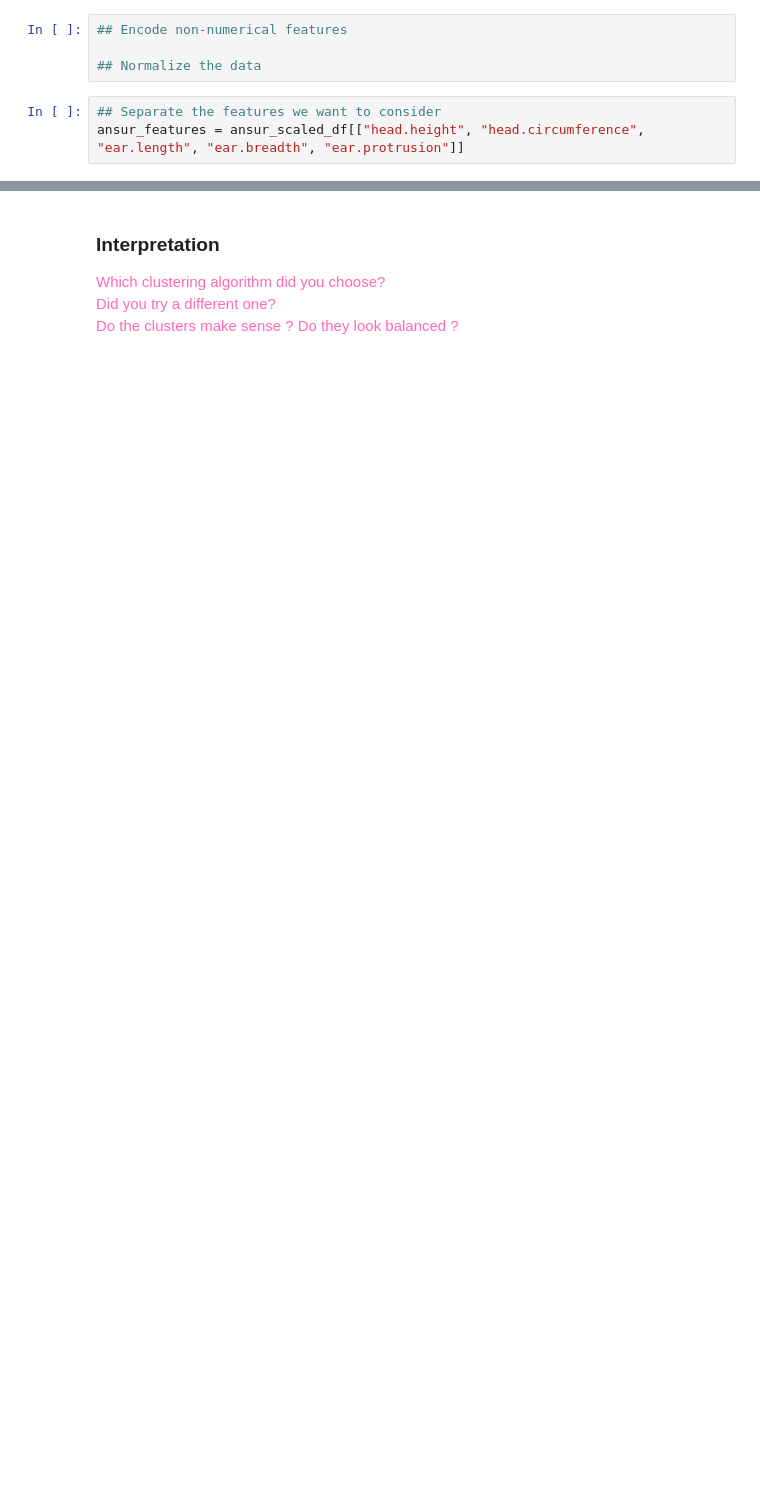
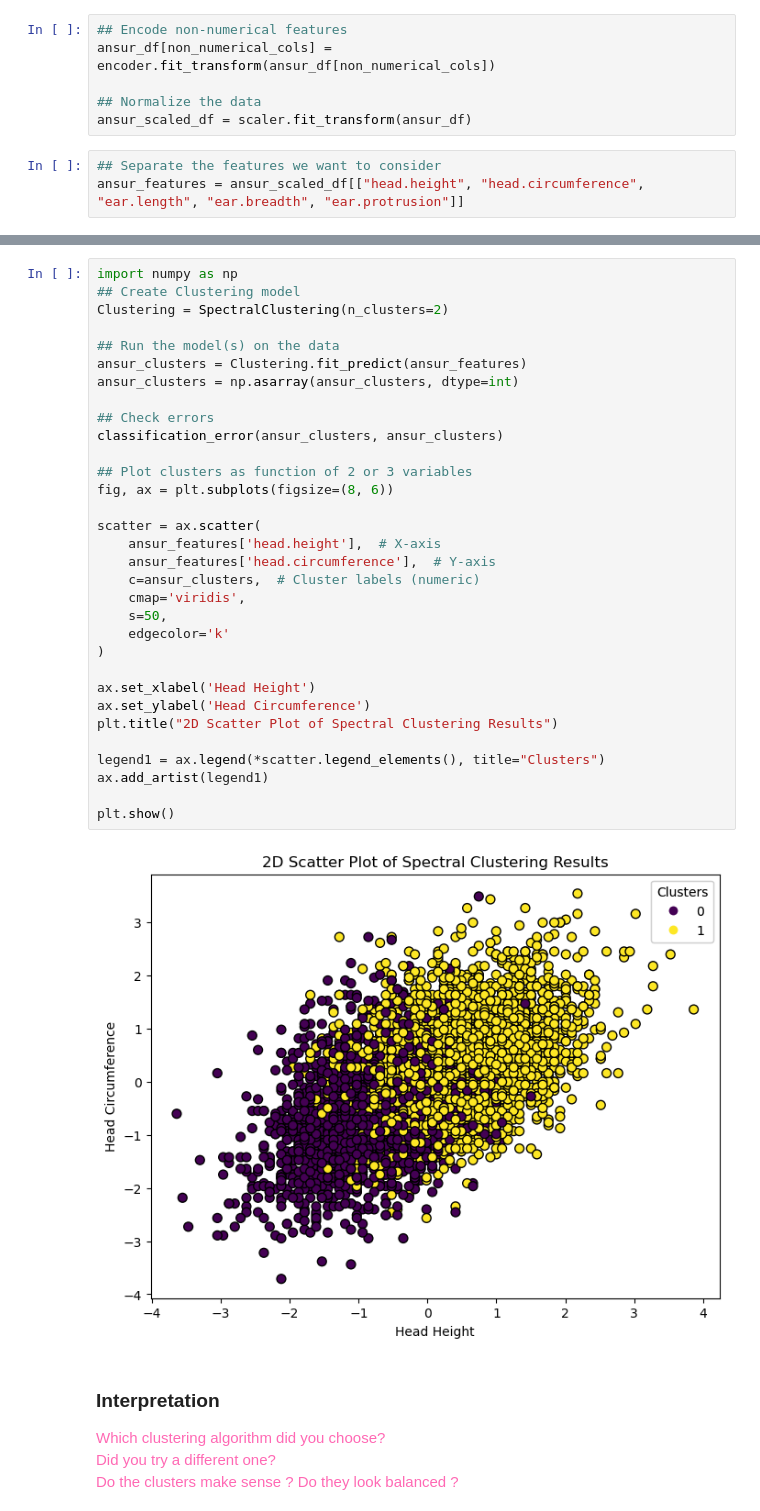
Before and after one commit to DM-GY-9103/HW09, a Jupyter notebook: HW09.ipynb, the cells around one changed output, grey strips where cells are left out. Drawn from its saved outputs; the diff is of its cells as text; blank space fills up the shorter version.

```diff
--- a/HW09.ipynb
+++ b/HW09.ipynb
@@ -69,8 +97,10 @@ We can follow similar steps to regression to create a clustering model that uses
 For step $5$, it's fine to just pick an algorithm ahead of time to see what happens, but feel free to experiment and plot results for multiple clustering methods.
 # %%
 ## Encode non-numerical features
+ansur_df[non_numerical_cols] = encoder.fit_transform(ansur_df[non_numerical_cols])
 
 ## Normalize the data
+ansur_scaled_df = scaler.fit_transform(ansur_df)
 # %%
 ## Separate the features we want to consider
 ansur_features = ansur_scaled_df[["head.height", "head.circumference", "ear.length", "ear.breadth", "ear.protrusion"]]
@@ -85,3 +107,37 @@ ansur_features = ansur_scaled_df[["head.height", "head.circumference", "ear.leng
+# %%
+import numpy as np
+## Create Clustering model
+Clustering = SpectralClustering(n_clusters=2)
+
+## Run the model(s) on the data
+ansur_clusters = Clustering.fit_predict(ansur_features)
+ansur_clusters = np.asarray(ansur_clusters, dtype=int)
+
+## Check errors
+classification_error(ansur_clusters, ansur_clusters)
+
+## Plot clusters as function of 2 or 3 variables
+fig, ax = plt.subplots(figsize=(8, 6))
+
+scatter = ax.scatter(
+    ansur_features['head.height'],  # X-axis
+    ansur_features['head.circumference'],  # Y-axis
+    c=ansur_clusters,  # Cluster labels (numeric)
+    cmap='viridis',
+    s=50,
+    edgecolor='k'
+)
+
+ax.set_xlabel('Head Height')
+ax.set_ylabel('Head Circumference')
+plt.title("2D Scatter Plot of Spectral Clustering Results")
+
+legend1 = ax.legend(*scatter.legend_elements(), title="Clusters")
+ax.add_artist(legend1)
+
+plt.show()
+# %% [output]
+[figure, added]
 # %% [markdown]
 ### Interpretation
 
```
Also changed, not shown: parts of 19 cells of this notebook, 1 other file.
